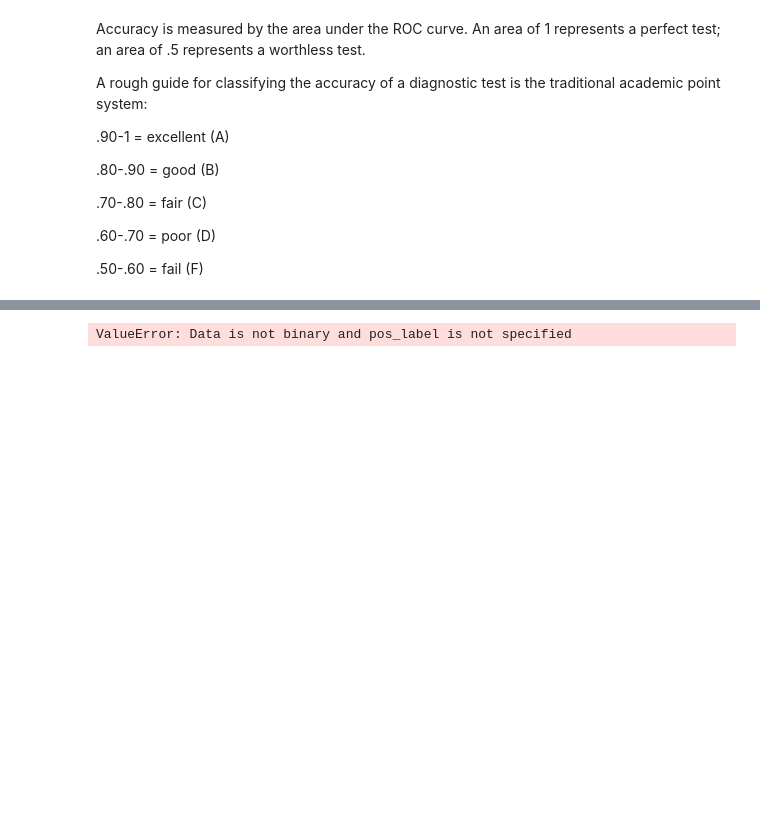
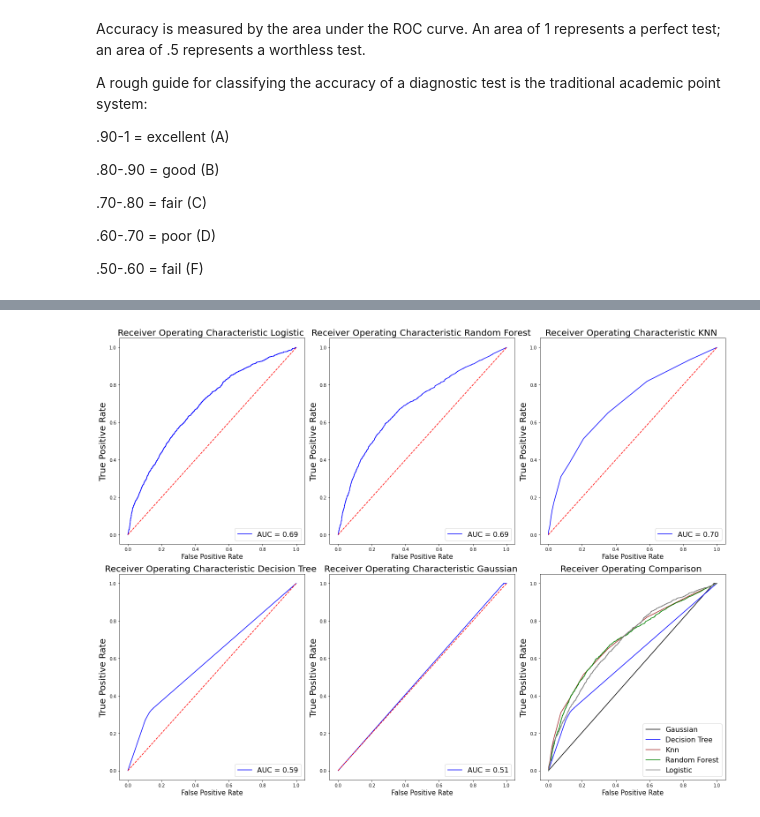
Before and after one commit to kanchanrenu/Bank_propensity_model, a Jupyter notebook: clean_bank_data.ipynb, the cells around one changed output, grey strips where cells are left out. Drawn from its saved outputs; the diff is of its cells as text; code cells hidden in the pictures; blank space fills up the shorter version.

```diff
--- a/clean_bank_data.ipynb
+++ b/clean_bank_data.ipynb
@@ -541,15 +617,81 @@ weighted avg       0.85      0.88      0.85      9178
 # %%
+#fig, (ax1, ax2, ax3, ax4, ax5) = plt.subplots(nrows = 2, ncols = 3, figsize = (15, 4))
+fig, ax_arr = plt.subplots(nrows = 2, ncols = 3, figsize = (20,15))
+
+#LOGMODEL
+probs = logmodel.predict_proba(X_test)
+preds = probs[:,1]
+fprlog, tprlog, thresholdlog = metrics.roc_curve(y_test, preds)
+roc_auclog = metrics.auc(fprlog, tprlog)
+
+ax_arr[0,0].plot(fprlog, tprlog, 'b', label = 'AUC = %0.2f' % roc_auclog)
+ax_arr[0,0].plot([0, 1], [0, 1],'r--')
+ax_arr[0,0].set_title('Receiver Operating Characteristic Logistic ',fontsize=20)
+ax_arr[0,0].set_ylabel('True Positive Rate',fontsize=20)
+ax_arr[0,0].set_xlabel('False Positive Rate',fontsize=15)
+ax_arr[0,0].legend(loc = 'lower right', prop={'size': 16})
 #RANDOM FOREST --------------------
 probs = rfc.predict_proba(X_test)
 preds = probs[:,1]
 fprrfc, tprrfc, thresholdrfc = metrics.roc_curve(y_test, preds)
 roc_aucrfc = metrics.auc(fprrfc, tprrfc)
 
 ax_arr[0,1].plot(fprrfc, tprrfc, 'b', label = 'AUC = %0.2f' % roc_aucrfc)
 ax_arr[0,1].plot([0, 1], [0, 1],'r--')
 ax_arr[0,1].set_title('Receiver Operating Characteristic Random Forest ',fontsize=20)
 ax_arr[0,1].set_ylabel('True Positive Rate',fontsize=20)
 ax_arr[0,1].set_xlabel('False Positive Rate',fontsize=15)
 ax_arr[0,1].legend(loc = 'lower right', prop={'size': 16})
+
+#KNN----------------------
+probs = knn.predict_proba(X_test)
+preds = probs[:,1]
+fprknn, tprknn, thresholdknn = metrics.roc_curve(y_test, preds)
+roc_aucknn = metrics.auc(fprknn, tprknn)
+ax_arr[0,2].plot(fprknn, tprknn, 'b', label = 'AUC = %0.2f' % roc_aucknn)
+ax_arr[0,2].plot([0, 1], [0, 1],'r--')
+ax_arr[0,2].set_title('Receiver Operating Characteristic KNN ',fontsize=20)
+ax_arr[0,2].set_ylabel('True Positive Rate',fontsize=20)
+ax_arr[0,2].set_xlabel('False Positive Rate',fontsize=15)
+ax_arr[0,2].legend(loc = 'lower right', prop={'size': 16})
+
+#DECISION TREE ---------------------
+probs = dtree.predict_proba(X_test)
+preds = probs[:,1]
+fprdtree, tprdtree, thresholddtree = metrics.roc_curve(y_test, preds)
+roc_aucdtree = metrics.auc(fprdtree, tprdtree)
+
+ax_arr[1,0].plot(fprdtree, tprdtree, 'b', label = 'AUC = %0.2f' % roc_aucdtree)
+ax_arr[1,0].plot([0, 1], [0, 1],'r--')
+ax_arr[1,0].set_title('Receiver Operating Characteristic Decision Tree ',fontsize=20)
+ax_arr[1,0].set_ylabel('True Positive Rate',fontsize=20)
+ax_arr[1,0].set_xlabel('False Positive Rate',fontsize=15)
+ax_arr[1,0].legend(loc = 'lower right', prop={'size': 16})
+
+#GAUSSIAN ---------------------
+probs = gaussiannb.predict_proba(X_test)
+preds = probs[:,1]
+fprgau, tprgau, thresholdgau = metrics.roc_curve(y_test, preds)
+roc_aucgau = metrics.auc(fprgau, tprgau)
+
+ax_arr[1,1].plot(fprgau, tprgau, 'b', label = 'AUC = %0.2f' % roc_aucgau)
+ax_arr[1,1].plot([0, 1], [0, 1],'r--')
+ax_arr[1,1].set_title('Receiver Operating Characteristic Gaussian ',fontsize=20)
+ax_arr[1,1].set_ylabel('True Positive Rate',fontsize=20)
+ax_arr[1,1].set_xlabel('False Positive Rate',fontsize=15)
+ax_arr[1,1].legend(loc = 'lower right', prop={'size': 16})
+#ALL PLOTS ----------------------------------
+ax_arr[1,2].plot(fprgau, tprgau, 'b', label = 'Gaussian', color='black')
+ax_arr[1,2].plot(fprdtree, tprdtree, 'b', label = 'Decision Tree', color='blue')
+ax_arr[1,2].plot(fprknn, tprknn, 'b', label = 'Knn', color='brown')
+ax_arr[1,2].plot(fprrfc, tprrfc, 'b', label = 'Random Forest', color='green')
+ax_arr[1,2].plot(fprlog, tprlog, 'b', label = 'Logistic', color='grey')
+ax_arr[1,2].set_title('Receiver Operating Comparison ',fontsize=20)
+ax_arr[1,2].set_ylabel('True Positive Rate',fontsize=20)
+ax_arr[1,2].set_xlabel('False Positive Rate',fontsize=15)
+ax_arr[1,2].legend(loc = 'lower right', prop={'size': 16})
+
+plt.subplots_adjust(wspace=0.2)
+plt.tight_layout()
 # %% [output]
-ValueError: Data is not binary and pos_label is not specified
+[figure, added]
```
Also changed, not shown: parts of 38 cells of this notebook.
